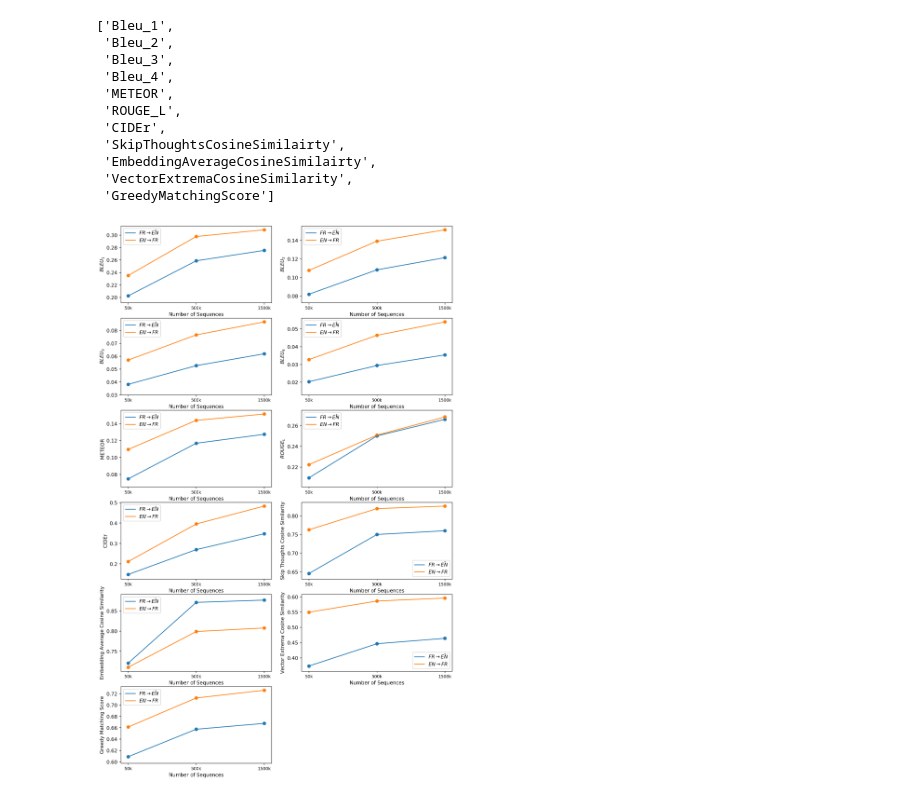
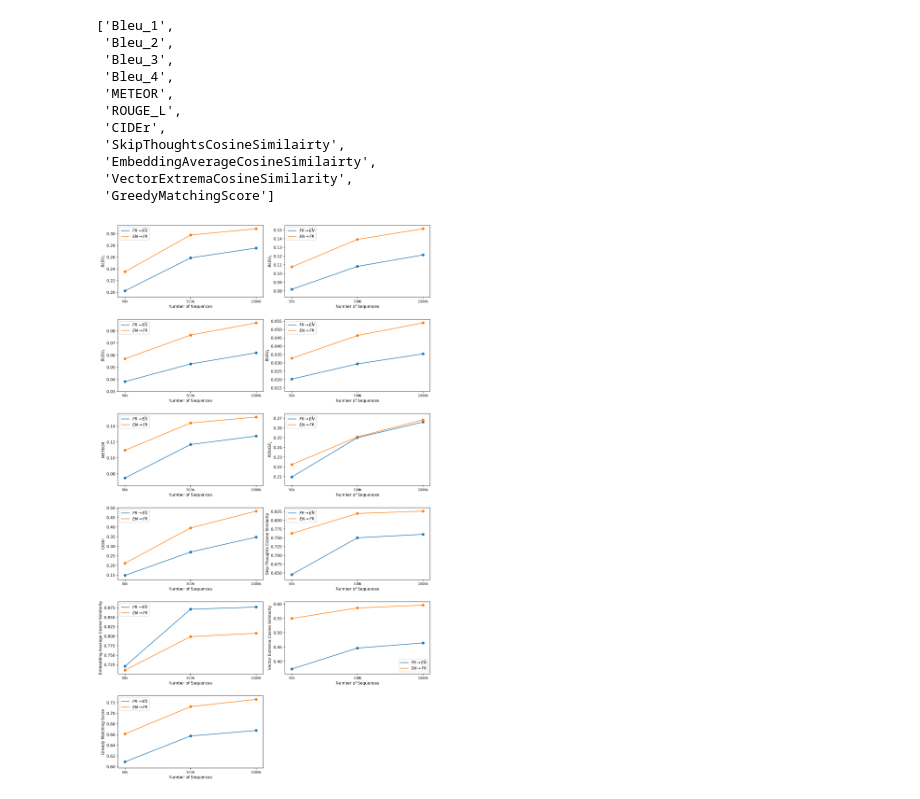
Before and after one commit to thien/specialk, a Jupyter notebook: base/metrics/baseline_bt/charts.ipynb, the cells around one changed output. Drawn from its saved outputs; the diff is of its cells as text; code cells hidden in the pictures.

```diff
--- a/base/metrics/baseline_bt/charts.ipynb
+++ b/base/metrics/baseline_bt/charts.ipynb
@@ -68,31 +68,32 @@ for stat in statnames:
 
     title = stat_title_sub[stat]
     measurements = {}
     for entry in sorted(list(results.keys()), reverse=True):
         size, direction = entry.split("_")
         value = results[entry][stat]
         if direction not in measurements:
             measurements[direction] = {}
         measurements[direction][size] = value
 
     legend = []
     sizes = measurements[direction].keys()
 
     plt.subplot(6,2,chart_num)
 
     for direction in measurements:
         legend.append(direction)
         values = [measurements[direction][k] for k in measurements[direction]]
         x_values = [i for i in range(len(values))]
         plt.scatter(x_values, values)
         plt.plot(x_values, values)
 
     plt.xticks(range(len(sizes)), sizes, size='small')
 
     legend = [legend_sub[x] for x in legend]
     plt.legend(legend)
     plt.xlabel('Number of Sequences')
     plt.ylabel(title)
+plt.tight_layout()
 plt.savefig('stats.pdf')
 # %% [output]
-[figure, old version]
+[figure, new version]
```
Also changed, not shown: 4 other files.
